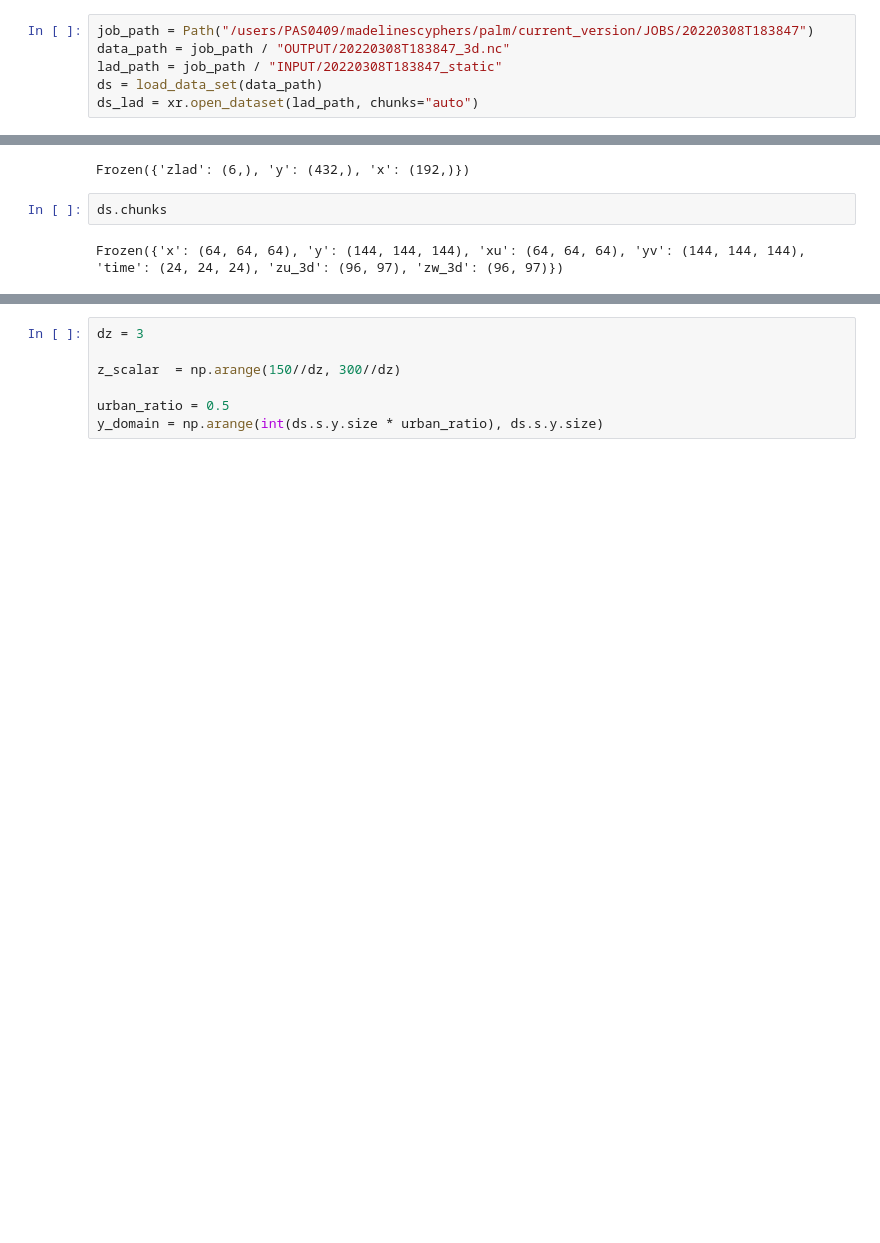
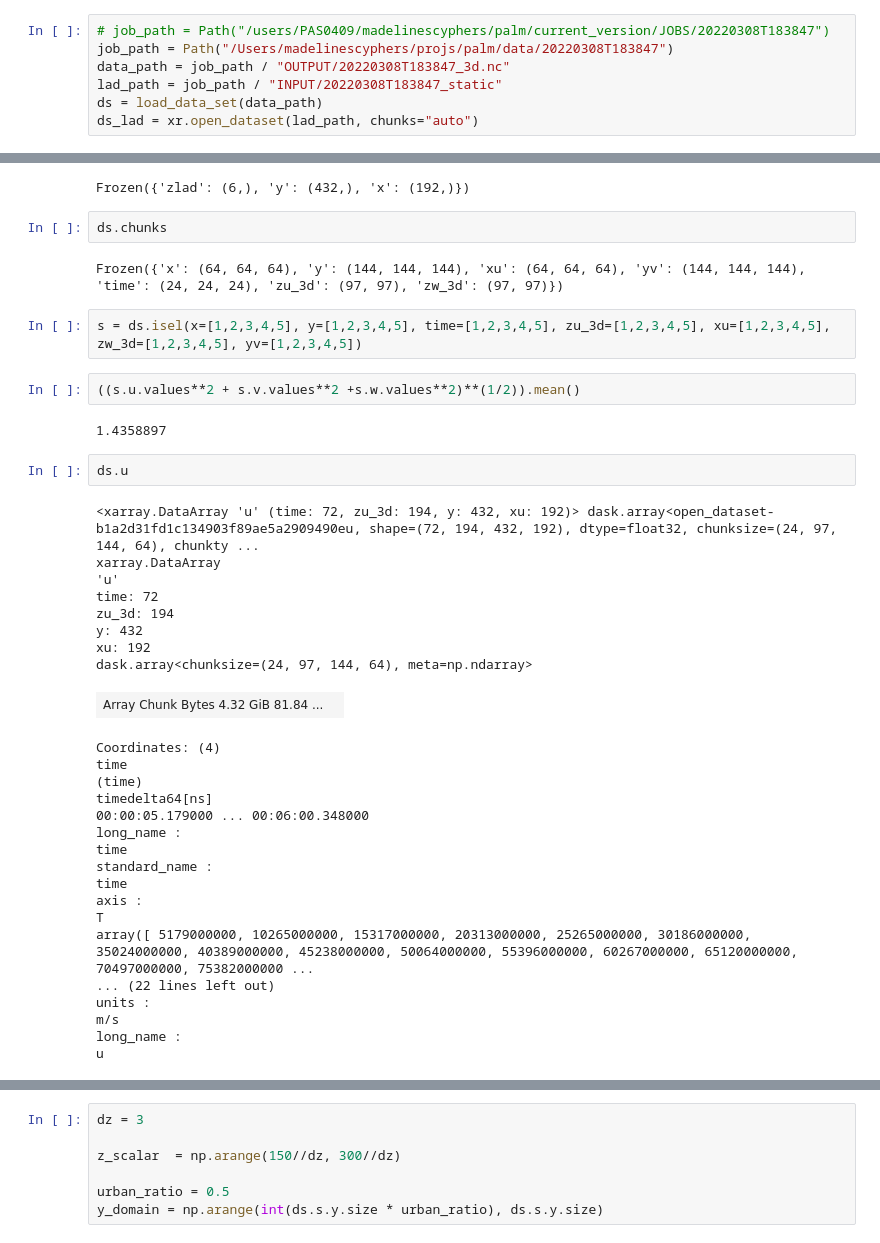
Before and after one commit to madeline-scyphers/palm, a Jupyter notebook: data_analyzer/analyze.ipynb, the cells around one changed output, grey strips where cells are left out. Drawn from its saved outputs; the diff is of its cells as text; blank space fills up the shorter version.

```diff
--- a/data_analyzer/analyze.ipynb
+++ b/data_analyzer/analyze.ipynb
@@ -13,7 +14,8 @@ from analysis_utils import load_data_set, calc_temp_spac_means
 
 %aimport analysis_utils
 # %%
-job_path = Path("/users/PAS0409/madelinescyphers/palm/current_version/JOBS/20220308T183847")
+# job_path = Path("/users/PAS0409/madelinescyphers/palm/current_version/JOBS/20220308T183847")
+job_path = Path("/Users/madelinescyphers/projs/palm/data/20220308T183847")
 data_path = job_path / "OUTPUT/20220308T183847_3d.nc"
 lad_path = job_path / "INPUT/20220308T183847_static"
 ds = load_data_set(data_path)
@@ -43,4 +36,39 @@ Frozen({'zlad': (6,), 'y': (432,), 'x': (192,)})
 # %%
 ds.chunks
 # %% [output]
-Frozen({'x': (64, 64, 64), 'y': (144, 144, 144), 'xu': (64, 64, 64), 'yv': (144, 144, 144), 'time': (24, 24, 24), 'zu_3d': (96, 97), 'zw_3d': (96, 97)})
+Frozen({'x': (64, 64, 64), 'y': (144, 144, 144), 'xu': (64, 64, 64), 'yv': (144, 144, 144), 'time': (24, 24, 24), 'zu_3d': (97, 97), 'zw_3d': (97, 97)})
+# %%
+s = ds.isel(x=[1,2,3,4,5], y=[1,2,3,4,5], time=[1,2,3,4,5], zu_3d=[1,2,3,4,5], xu=[1,2,3,4,5], zw_3d=[1,2,3,4,5], yv=[1,2,3,4,5])
+# %%
+((s.u.values**2 + s.v.values**2 +s.w.values**2)**(1/2)).mean()
+# %% [output]
+1.4358897
+# %%
+ds.u
+# %% [output]
+<xarray.DataArray 'u' (time: 72, zu_3d: 194, y: 432, xu: 192)> dask.array<open_dataset-b1a2d31fd1c134903f89ae5a2909490eu, shape=(72, 194, 432, 192), dtype=float32, chunksize=(24, 97, 144, 64), chunkty ...
+xarray.DataArray
+'u'
+time: 72
+zu_3d: 194
+y: 432
+xu: 192
+dask.array<chunksize=(24, 97, 144, 64), meta=np.ndarray>
+| Array Chunk Bytes 4.32 GiB 81.84 ... |  |
+Coordinates: (4)
+time
+(time)
+timedelta64[ns]
+00:00:05.179000 ... 00:06:00.348000
+long_name :
+time
+standard_name :
+time
+axis :
+T
+array([ 5179000000, 10265000000, 15317000000, 20313000000, 25265000000, 30186000000, 35024000000, 40389000000, 45238000000, 50064000000, 55396000000, 60267000000, 65120000000, 70497000000, 75382000000 ...
+... (22 lines left out)
+units :
+m/s
+long_name :
+u
```
Also changed, not shown: parts of 14 cells of this notebook, 2 other files.
